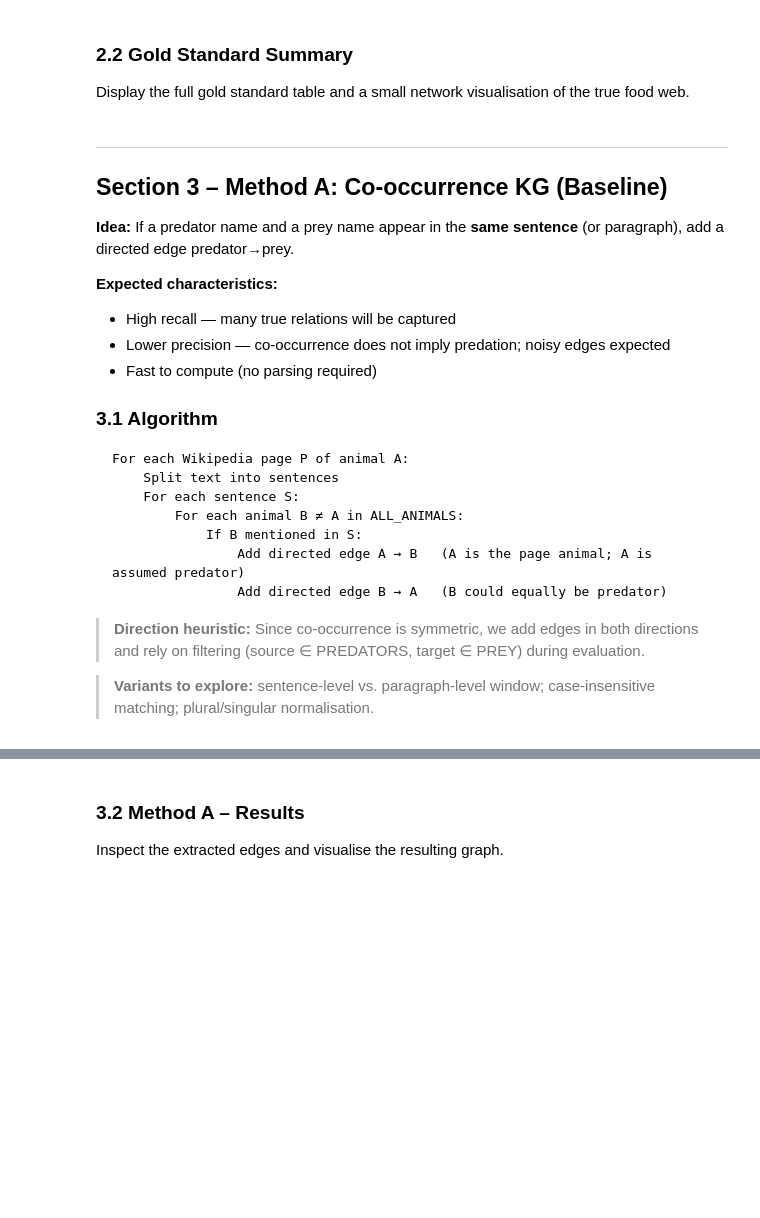
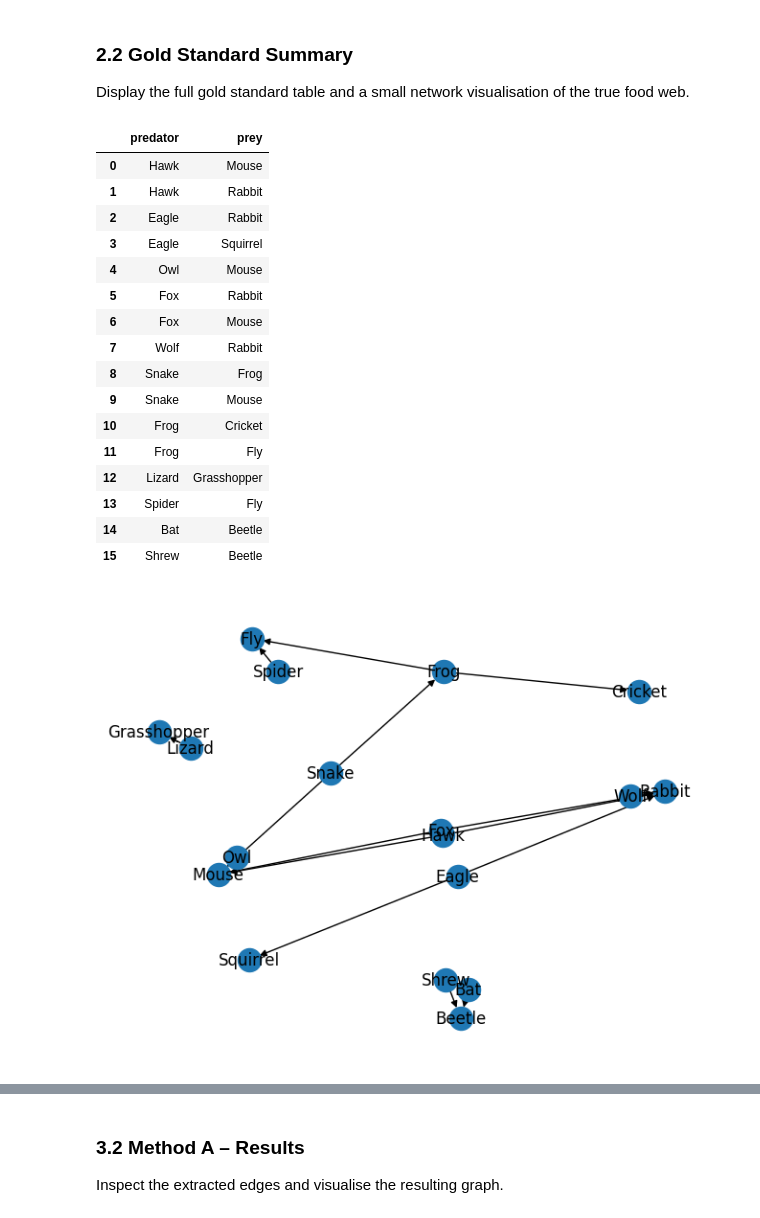
Before and after one commit to MAI-Glockchen/Natural_Language_Processing, a Jupyter notebook: Project2/Code/who_hunts_who.ipynb, the cells around one changed output, grey strips where cells are left out. Saved outputs shown, nothing was run; the diff lists cells and outputs as text; code cells hidden in the pictures; blank space fills up the shorter version.

Commit message:
Created a first notebook that implements the proposals ideas

````diff
--- a/Project2/Code/who_hunts_who.ipynb
+++ b/Project2/Code/who_hunts_who.ipynb
@@ -345,0 +296,15 @@ pass
+# %%
+
+# Gold standard predator→prey relations (manually curated)
+gold_standard = [
+ {'predator':'Hawk','prey':'Mouse'},{'predator':'Hawk','prey':'Rabbit'},
+ {'predator':'Eagle','prey':'Rabbit'},{'predator':'Eagle','prey':'Squirrel'},
+ {'predator':'Owl','prey':'Mouse'},{'predator':'Fox','prey':'Rabbit'},
+ {'predator':'Fox','prey':'Mouse'},{'predator':'Wolf','prey':'Rabbit'},
+ {'predator':'Snake','prey':'Frog'},{'predator':'Snake','prey':'Mouse'},
+ {'predator':'Frog','prey':'Cricket'},{'predator':'Frog','prey':'Fly'},
+ {'predator':'Lizard','prey':'Grasshopper'},{'predator':'Spider','prey':'Fly'},
+ {'predator':'Bat','prey':'Beetle'},{'predator':'Shrew','prey':'Beetle'}]
+gold_df=pd.DataFrame(gold_standard)
+gold_edges=set(zip(gold_df.predator,gold_df.prey))
+gold_df.head()
@@ -353,26 +321,0 @@ pass
-# %% [markdown]
----
-## Section 3 – Method A: Co-occurrence KG (Baseline)
-
-**Idea:** If a predator name and a prey name appear in the **same sentence** (or paragraph), add a directed edge predator→prey.
-
-**Expected characteristics:**
-- High recall — many true relations will be captured
-- Lower precision — co-occurrence does not imply predation; noisy edges expected
-- Fast to compute (no parsing required)
-
-### 3.1 Algorithm
-
-```
-For each Wikipedia page P of animal A:
-    Split text into sentences
-    For each sentence S:
-        For each animal B ≠ A in ALL_ANIMALS:
-            If B mentioned in S:
-                Add directed edge A → B   (A is the page animal; A is assumed predator)
-                Add directed edge B → A   (B could equally be predator)
-```
-
-> **Direction heuristic:** Since co-occurrence is symmetric, we add edges in both directions and rely on filtering (source ∈ PREDATORS, target ∈ PREY) during evaluation.
-
-> **Variants to explore:** sentence-level vs. paragraph-level window; case-insensitive matching; plural/singular normalisation.
@@ -387,0 +322,24 @@ pass
+# %%
+display(gold_df)
+g=nx.DiGraph(); g.add_edges_from(gold_edges)
+pos=nx.spring_layout(g,seed=42)
+nx.draw(g,pos,with_labels=True)
+# %% [output]
+|  | predator | prey |
+| 0 | Hawk | Mouse |
+| 1 | Hawk | Rabbit |
+| 2 | Eagle | Rabbit |
+| 3 | Eagle | Squirrel |
+| 4 | Owl | Mouse |
+| 5 | Fox | Rabbit |
+| 6 | Fox | Mouse |
+| 7 | Wolf | Rabbit |
+| 8 | Snake | Frog |
+| 9 | Snake | Mouse |
+| 10 | Frog | Cricket |
+| 11 | Frog | Fly |
+| 12 | Lizard | Grasshopper |
+| 13 | Spider | Fly |
+| 14 | Bat | Beetle |
+| 15 | Shrew | Beetle |
+[figure, added]
````
Also changed, not shown: parts of 49 cells of this notebook.
